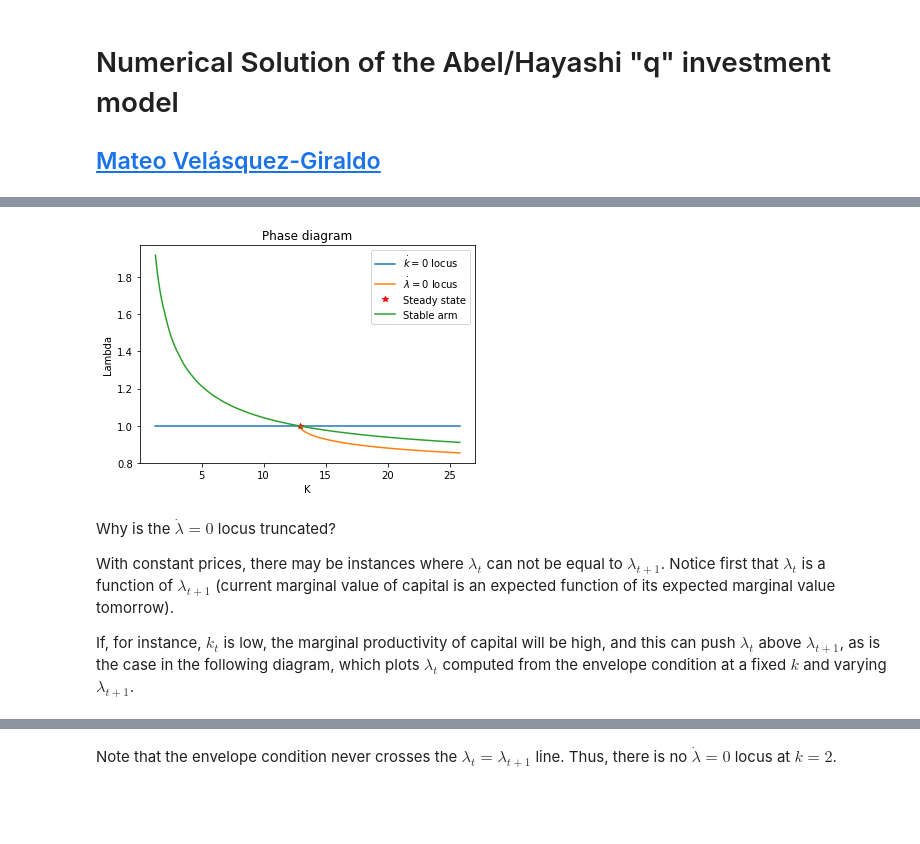
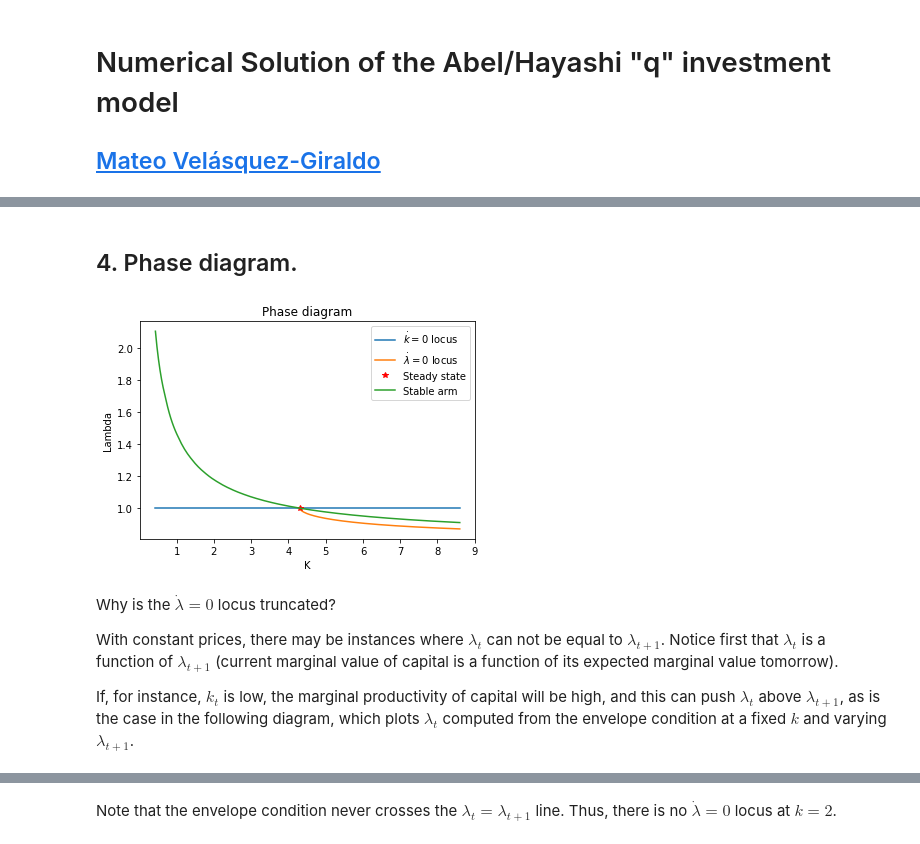
Before and after one commit to Mv77/Q_Investment, a Jupyter notebook: q_investment_model.ipynb, the cells around one changed output, grey strips where cells are left out. Saved outputs shown, nothing was run; the diff lists cells and outputs as text; code cells hidden in the pictures; blank space fills up the shorter version.

```diff
--- a/q_investment_model.ipynb
+++ b/q_investment_model.ipynb
@@ -249,15 +349,17 @@ class Qmod:
+# %% [markdown]
+## 4. Phase diagram.
 # %%
-# Create a model object
-Qexample = Qmod(beta = 0.99,tau = 0, alpha = 0.33, omega =  0.5, zeta =  0, delta = 0.05)
+# Create and solve model object
+Qexample = Qmod()
+Qexample.solve()
 # Generate its phase diagram
-Qexample.solve()
 Qexample.phase_diagram(stableArm = True)
 # %% [output]
-[figure, old version]
+[figure, new version]
 # %% [markdown]
 Why is the $\dot{\lambda}=0$ locus truncated?
 
-With constant prices, there may be instances where $\lambda_t$ can not be equal to $\lambda_{t+1}$. Notice first that $\lambda_t$ is a function of $\lambda_{t+1}$ (current marginal value of capital is an expected function of its expected marginal value tomorrow).
+With constant prices, there may be instances where $\lambda_t$ can not be equal to $\lambda_{t+1}$. Notice first that $\lambda_t$ is a function of $\lambda_{t+1}$ (current marginal value of capital is a function of its expected marginal value tomorrow).
 
 If, for instance, $k_t$ is low, the marginal productivity of capital will be high, and this can push $\lambda_t$ above $\lambda_{t+1}$, as is the case in the following diagram, which plots $\lambda_t$ computed from the envelope condition at a fixed $k$ and varying $\lambda_{t+1}$.
 # %%
```
Also changed, not shown: parts of 9 cells of this notebook, 1 other file.
